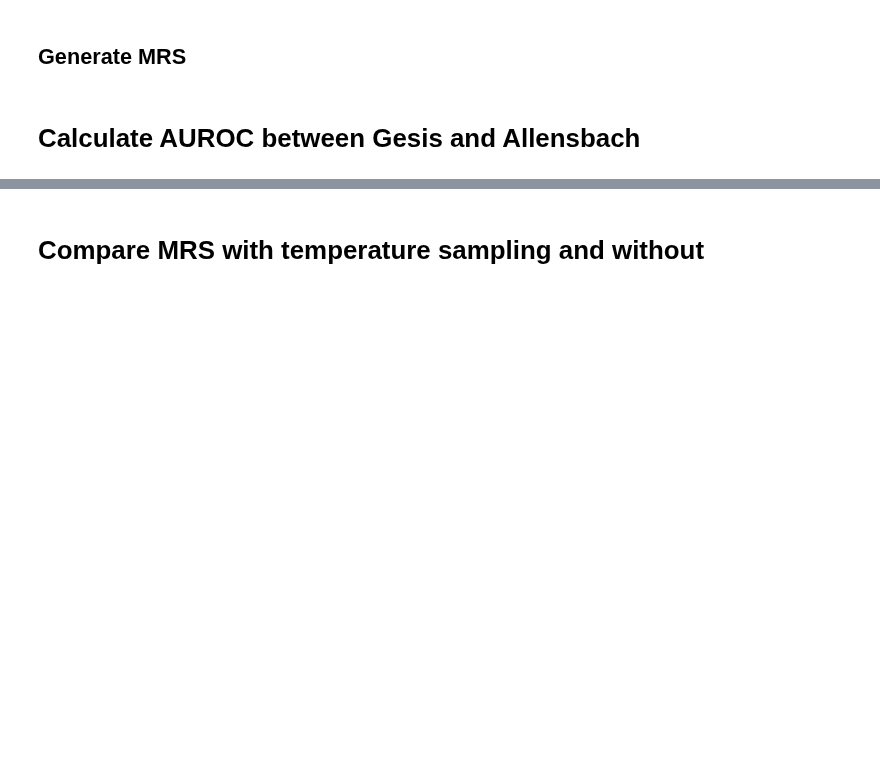
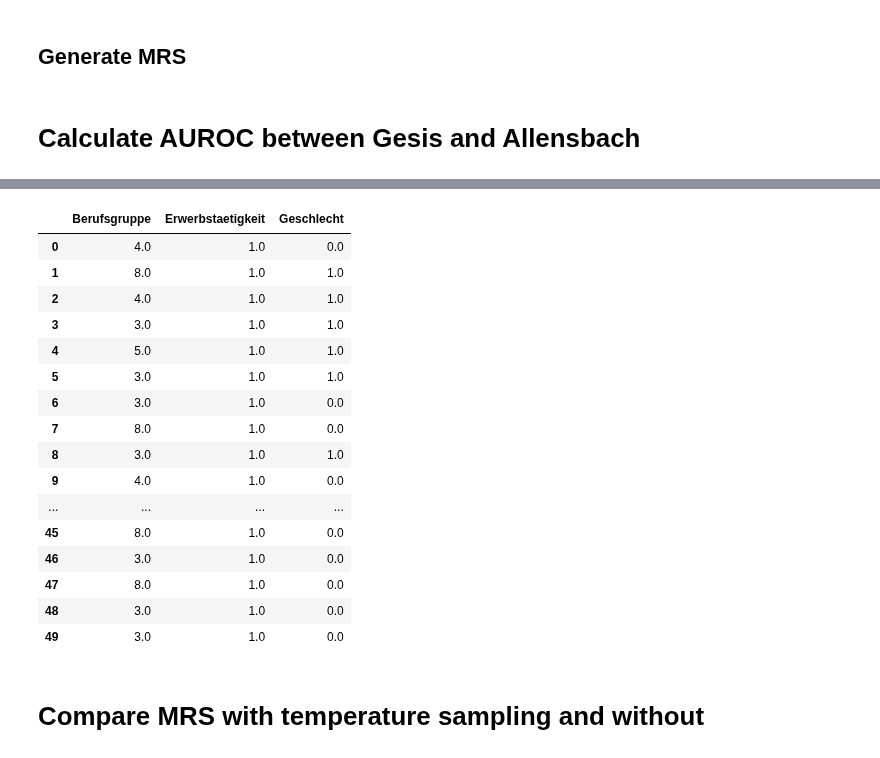
Before and after one commit to laksannathan/maximal-representative-sampling, a Jupyter notebook: src/Maximal Representative Sampling.ipynb, the cells around one changed output, grey strips where cells are left out. Cells and saved outputs as stored; diff of their text form; code cells hidden in the pictures; blank space fills up the shorter version.

```diff
--- a/src/Maximal Representative Sampling.ipynb
+++ b/src/Maximal Representative Sampling.ipynb
@@ -1015,14 +1062,18 @@ unscaled_mrs.to_csv(result_dir + '.csv', index=False)
 # Calculate AUROC between Gesis and Allensbach
 # %%
 columns = ['Berufsgruppe', 'Erwerbstaetigkeit', 'Geschlecht']
-allensbach_copy = allensbach[allensbach['label'] == 0]
+allensbach = pd.read_csv(os.path.join(path, 'data/allensbach_mrs.csv'))
+allensbach = allensbach.rename(columns={'Erwerbstätigkeit':'Erwerbstaetigkeit'})
+allensbach.drop(['Unnamed: 0'], axis=1, inplace=True)
+allensbach_copy = allensbach.copy(deep=True)
+allensbach_copy.Geschlecht = allensbach_copy.Geschlecht -1
 gesis_copy = gesis.copy(deep=True)
 gesis_copy['label'] = 1
 allensbach_gesis = pd.concat([allensbach_copy, gesis_copy])
 
 scaler = StandardScaler()
 scaled_allensbach_gesis = allensbach_gesis.copy(deep=True)
-scaled_allensbach_gesis[columns] = scaler.fit_transform(allensbach_gesis[columns])
+scaled_allensbach_gesis[columns] = scaler.fit_transform(scaled_allensbach_gesis[columns])
 
 X_train, X_test, y_train, y_test = train_test_split(scaled_allensbach_gesis[columns], scaled_allensbach_gesis.label,
                                                          test_size=0.3, stratify=scaled_allensbach_gesis.label)
@@ -1035,3 +1102,23 @@ print(roc_auc_score(y_test, y_predict))
+# %%
+allensbach_copy[columns].head(50)
+# %% [output]
+|  | Berufsgruppe | Erwerbstaetigkeit | Geschlecht |
+| 0 | 4.0 | 1.0 | 0.0 |
+| 1 | 8.0 | 1.0 | 1.0 |
+| 2 | 4.0 | 1.0 | 1.0 |
+| 3 | 3.0 | 1.0 | 1.0 |
+| 4 | 5.0 | 1.0 | 1.0 |
+| 5 | 3.0 | 1.0 | 1.0 |
+| 6 | 3.0 | 1.0 | 0.0 |
+| 7 | 8.0 | 1.0 | 0.0 |
+| 8 | 3.0 | 1.0 | 1.0 |
+| 9 | 4.0 | 1.0 | 0.0 |
+| ... | ... | ... | ... |
+| 45 | 8.0 | 1.0 | 0.0 |
+| 46 | 3.0 | 1.0 | 0.0 |
+| 47 | 8.0 | 1.0 | 0.0 |
+| 48 | 3.0 | 1.0 | 0.0 |
+| 49 | 3.0 | 1.0 | 0.0 |
 # %% [markdown]
 # Compare MRS with temperature sampling and without
 # %%
```
Also changed, not shown: parts of 12 cells of this notebook, 17 other files.
